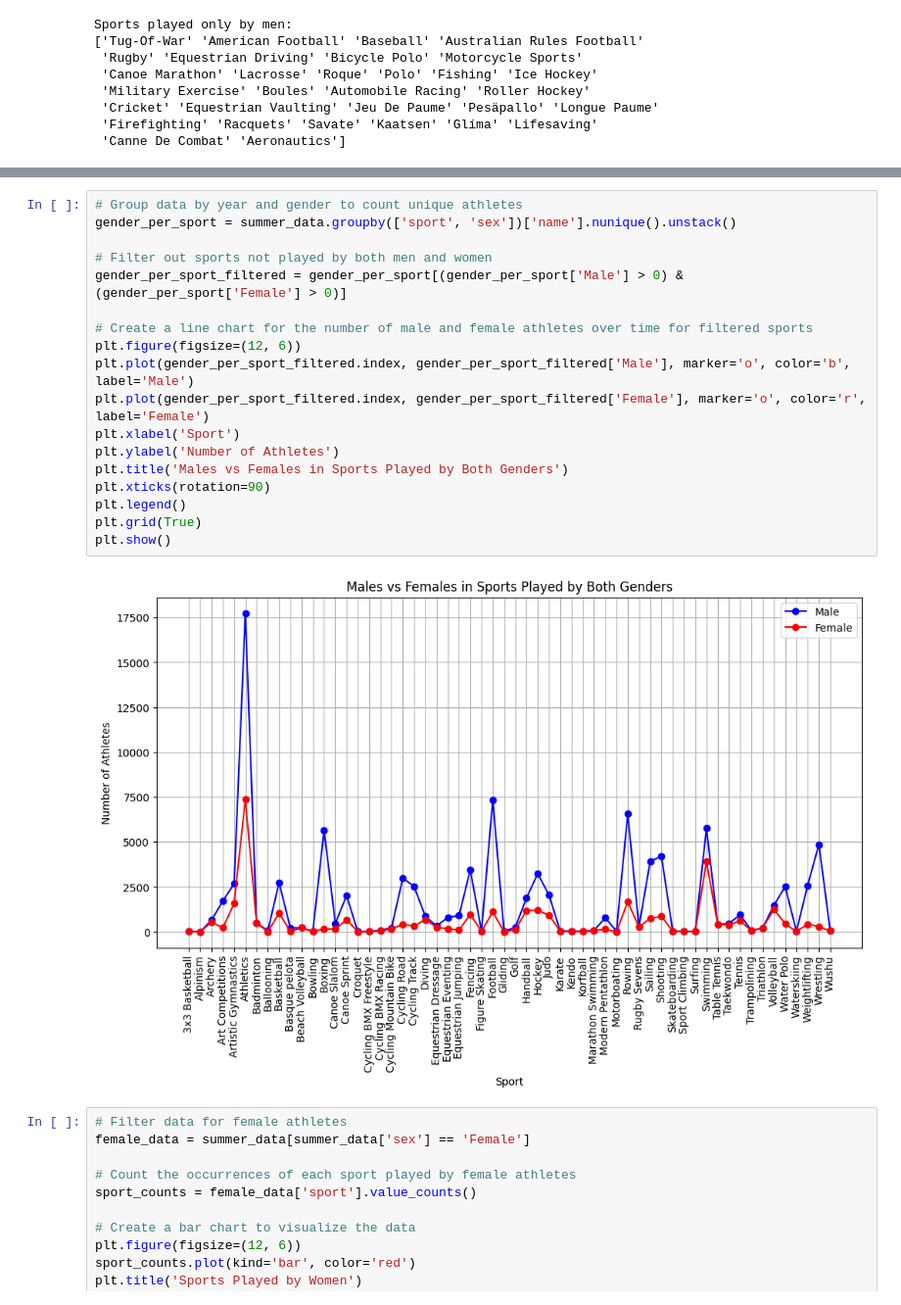
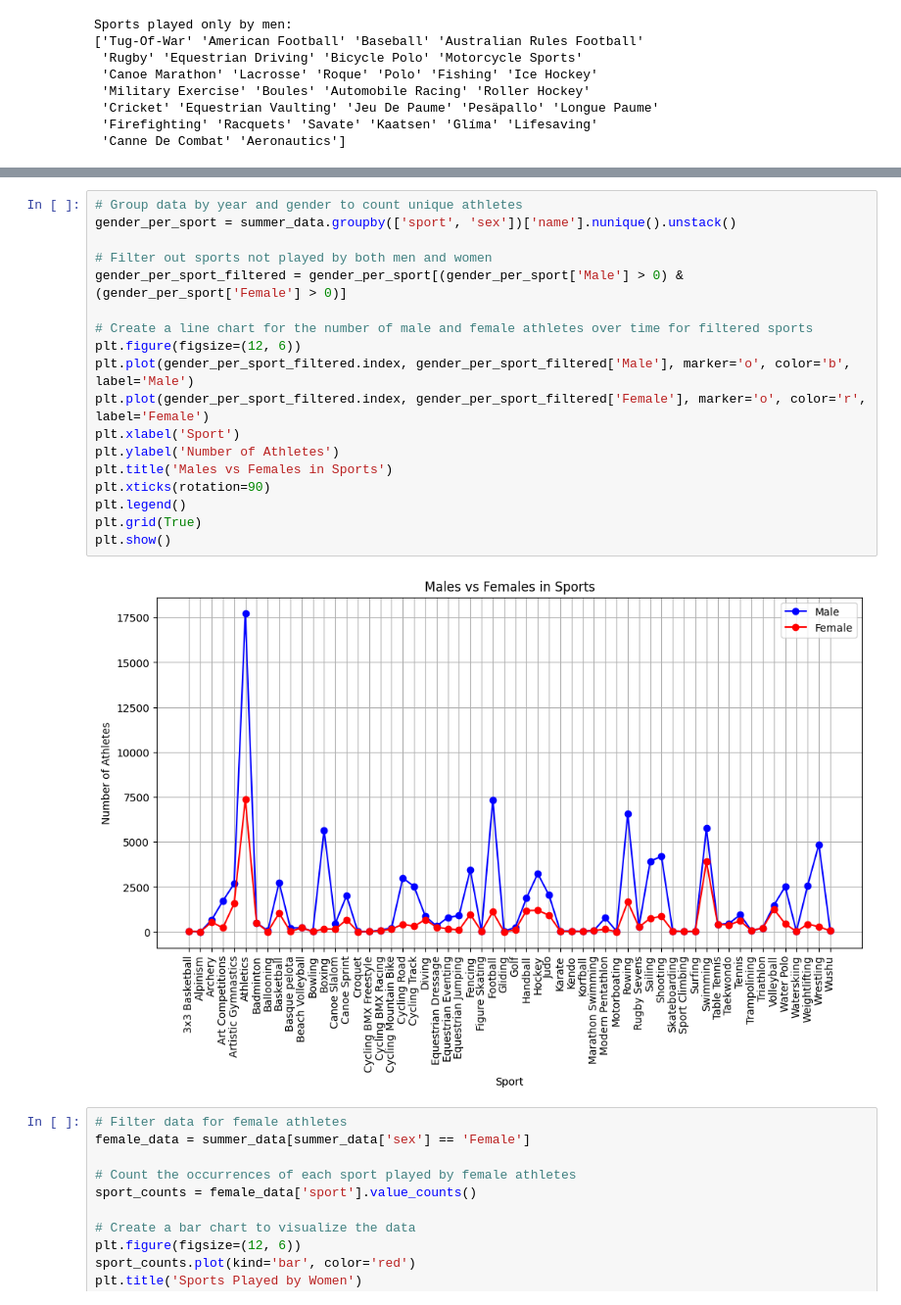
Before and after one commit to brandonhayes13/olympic_project, a Jupyter notebook: First_Proyect.ipynb, the cells around one changed output, grey strips where cells are left out. Shown: that part at 98% size. Cells and saved outputs as stored; diff of their text form.

```diff
--- a/First_Proyect.ipynb
+++ b/First_Proyect.ipynb
@@ -265,23 +281,23 @@ Sports played only by men:
 # %%
 # Group data by year and gender to count unique athletes
 gender_per_sport = summer_data.groupby(['sport', 'sex'])['name'].nunique().unstack()
 
 # Filter out sports not played by both men and women
 gender_per_sport_filtered = gender_per_sport[(gender_per_sport['Male'] > 0) & (gender_per_sport['Female'] > 0)]
 
 # Create a line chart for the number of male and female athletes over time for filtered sports
 plt.figure(figsize=(12, 6))
 plt.plot(gender_per_sport_filtered.index, gender_per_sport_filtered['Male'], marker='o', color='b', label='Male')
 plt.plot(gender_per_sport_filtered.index, gender_per_sport_filtered['Female'], marker='o', color='r', label='Female')
 plt.xlabel('Sport')
 plt.ylabel('Number of Athletes')
-plt.title('Males vs Females in Sports Played by Both Genders')
+plt.title('Males vs Females in Sports')
 plt.xticks(rotation=90)
 plt.legend()
 plt.grid(True)
 plt.show()
 # %% [output]
-[figure, old version]
+[figure, new version]
 # %%
 # Filter data for female athletes
 female_data = summer_data[summer_data['sex'] == 'Female']
```
Also changed, not shown: parts of 2 cells of this notebook, 3 other files.
